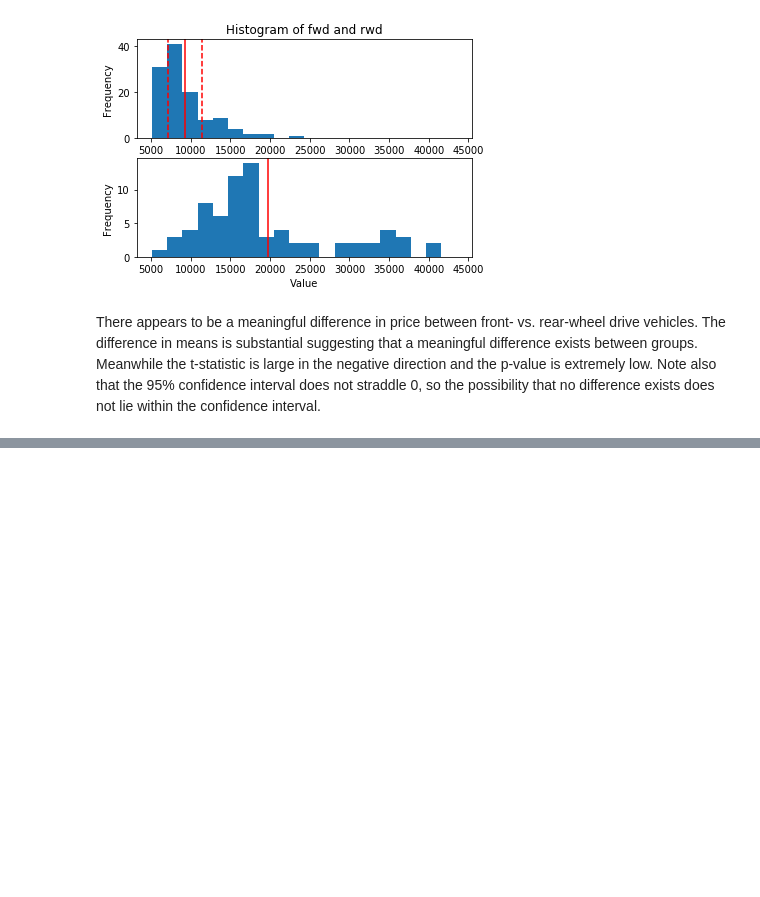
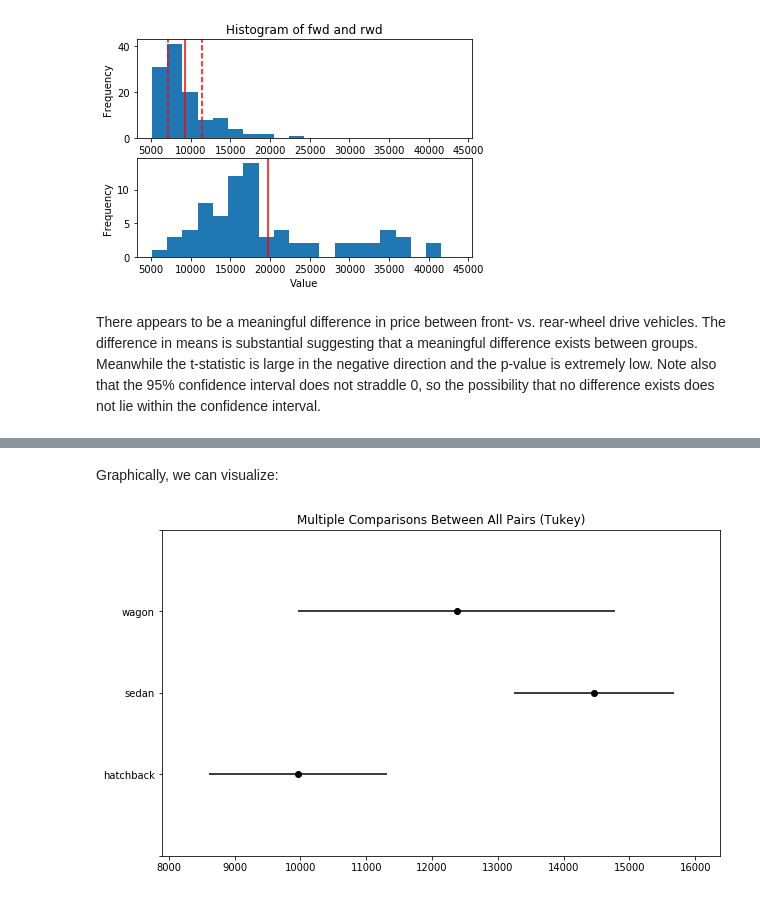
Before and after one commit to pelorenz/data-science-410, a Jupyter notebook: PeterLorenz-L04-AutoHypothesis.ipynb, the cells around one changed output, grey strips where cells are left out. Drawn from its saved outputs; the diff is of its cells as text; code cells hidden in the pictures; blank space fills up the shorter version.

```diff
--- a/PeterLorenz-L04-AutoHypothesis.ipynb
+++ b/PeterLorenz-L04-AutoHypothesis.ipynb
@@ -328,0 +334,21 @@ There appears to be a meaningful difference in price between front- vs. rear-whe
+# %%
+# extract groups
+hatchback = np.array(autoprice.loc[autoprice.loc[:, 'body-style'] == 'hatchback', 'price'])
+sedan = np.array(autoprice.loc[autoprice.loc[:, 'body-style'] == 'sedan', 'price'])
+wagon = np.array(autoprice.loc[autoprice.loc[:, 'body-style'] == 'wagon', 'price'])
+
+# eliminate unknown values
+hatchback = hatchback[np.where(hatchback != '?')]
+sedan = sedan[np.where(sedan != '?')]
+wagon = wagon[np.where(wagon != '?')]
+
+# cast prices to numeric type
+hatchback = hatchback.astype(int)
+sedan = sedan.astype(int)
+wagon = wagon.astype(int)
+
+df = pd.DataFrame({'vals': hatchback.tolist() + sedan.tolist() + wagon.tolist(),
+                   'group': ['hatchback'] * len(hatchback) + ['sedan'] * len(sedan) +
+                  ['wagon'] * len(wagon)})
+Tukey_HSD = pairwise_tukeyhsd(df.vals, df.group)
+print(Tukey_HSD)
@@ -328,0 +364,6 @@ There appears to be a meaningful difference in price between front- vs. rear-whe
+# %% [markdown]
+Graphically, we can visualize:
+# %%
+_ = Tukey_HSD.plot_simultaneous()
+# %% [output]
+[figure, added]
```
Also changed, not shown: parts of 6 cells of this notebook.
